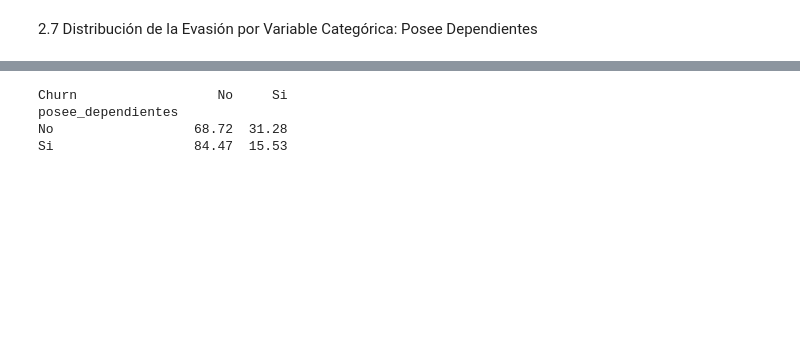
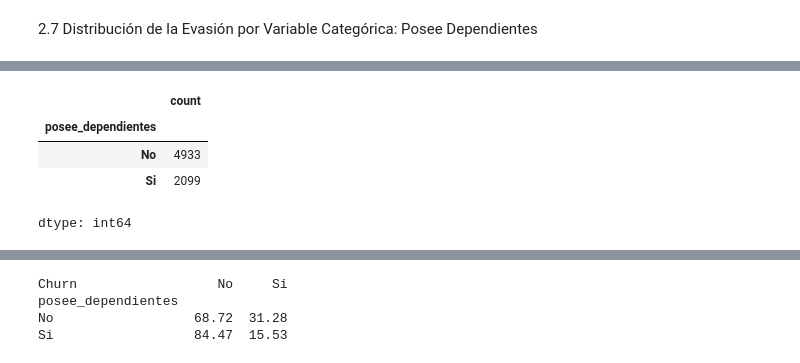
Before and after one commit to rociocelestial/Challenge2-Data-Science, a Jupyter notebook: TelecomX_LATAM.ipynb, the cells around one changed output, grey strips where cells are left out. Drawn from its saved outputs; the diff is of its cells as text; code cells hidden in the pictures; blank space fills up the shorter version.

```diff
--- a/TelecomX_LATAM.ipynb
+++ b/TelecomX_LATAM.ipynb
@@ -764,0 +796,8 @@ px.histogram(df, x = 'posee_dependientes', text_auto = True, color = 'Churn', ba
+# %%
+df['posee_dependientes'].value_counts()
+# %% [output]
+|  | count |
+| posee_dependientes |  |
+| No | 4933 |
+| Si | 2099 |
+dtype: int64
```
Also changed, not shown: parts of 21 cells of this notebook.
